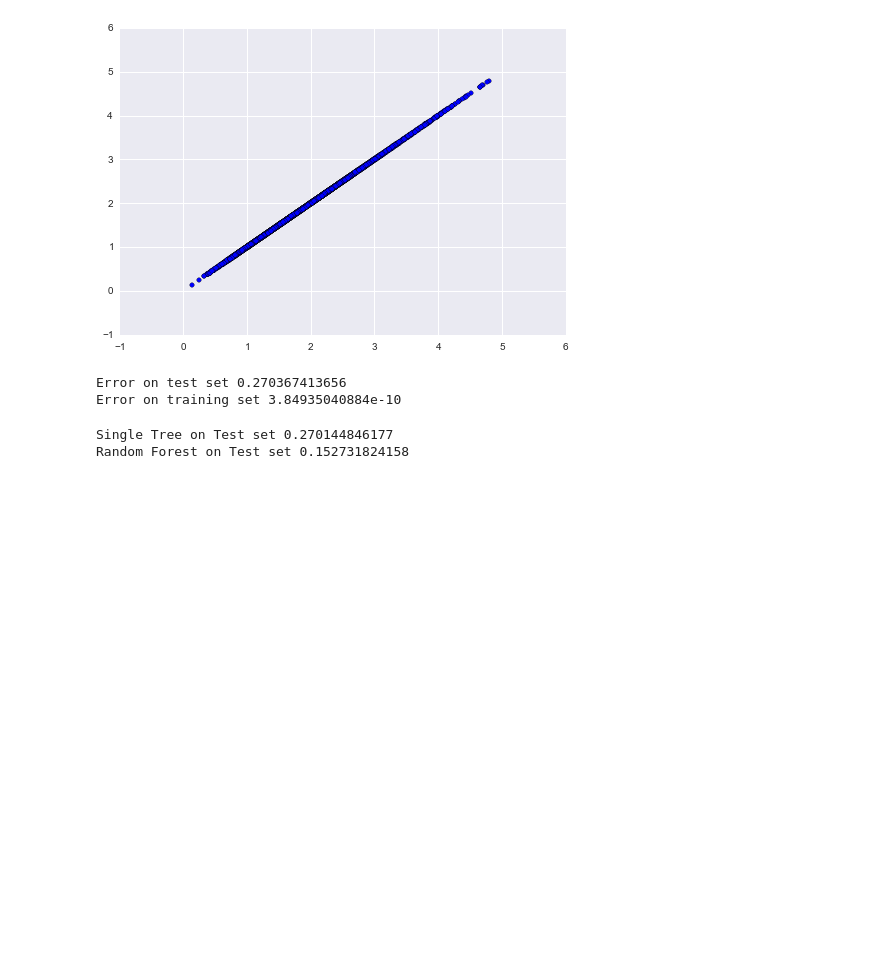
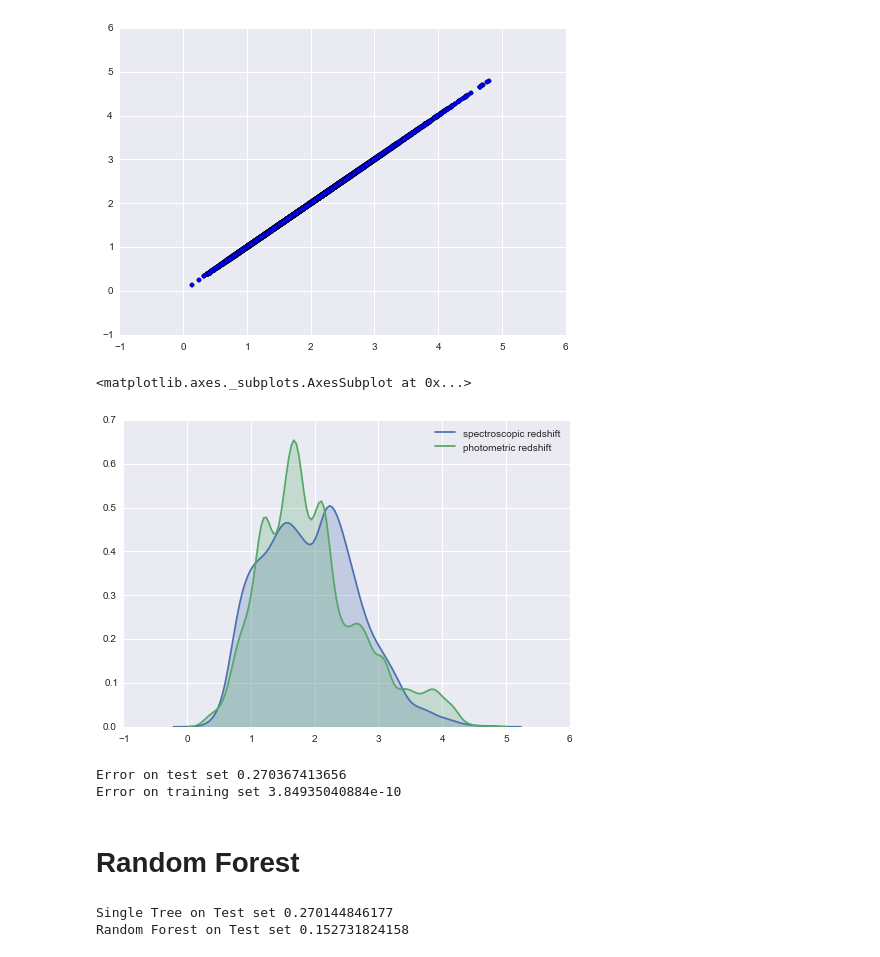
Before and after one commit to cmp346/PhotometricRedshifts, a Jupyter notebook: MachineLearning_PhotometricRedshifts.ipynb, the cells around one changed output. Cells and saved outputs as stored; diff of their text form; code cells hidden in the pictures; blank space fills up the shorter version.

Commit message:
added photoz histograms

```diff
--- a/MachineLearning_PhotometricRedshifts.ipynb
+++ b/MachineLearning_PhotometricRedshifts.ipynb
@@ -56,6 +58,14 @@ plt.scatter(y_train, y_hat_train)
 # %% [output]
 <matplotlib.collections.PathCollection at 0x...>
 [figure]
+# %%
+test_features = np.array([test_set['coadd_u'], test_set['coadd_g'], test_set['coadd_r'], test_set['coadd_i'], test_set['coadd_z']]).T
+test_labels_clf = clf.predict(test_features)
+sns.kdeplot(training_set.zspec, shade=True, label= 'spectroscopic redshift')
+sns.kdeplot(test_labels_clf, shade=True, label= 'photometric redshift')
+# %% [output]
+<matplotlib.axes._subplots.AxesSubplot at 0x...>
+[figure, added]
 # %%
 from sklearn.metrics import mean_squared_error as mse
 from sklearn.metrics import mean_absolute_error as mae
@@ -65,6 +75,8 @@ print 'Error on training set', mse(y_train, y_hat_train)
 # %% [output]
 Error on test set 0.270367413656
 Error on training set 3.84935040884e-10
+# %% [markdown]
+# Random Forest
 # %%
 from sklearn.ensemble import RandomForestRegressor as rfr
 estimator = rfr(n_estimators=10)
```
Also changed, not shown: parts of 4 cells of this notebook.
